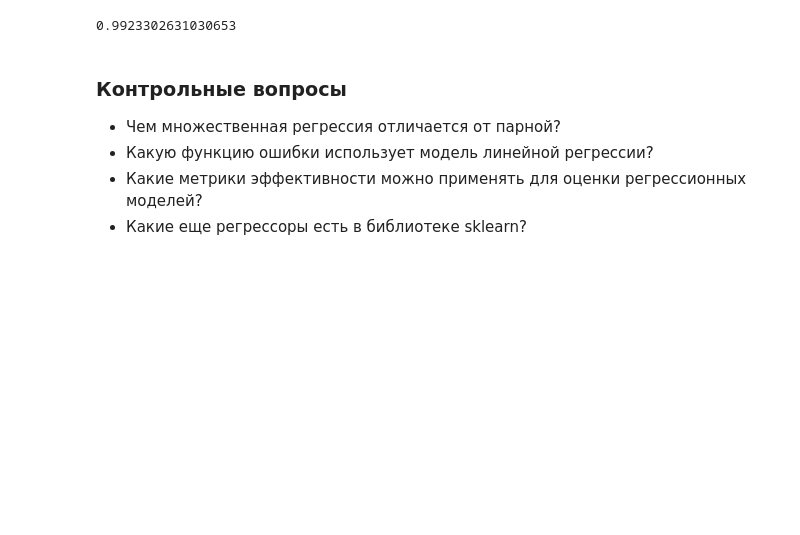
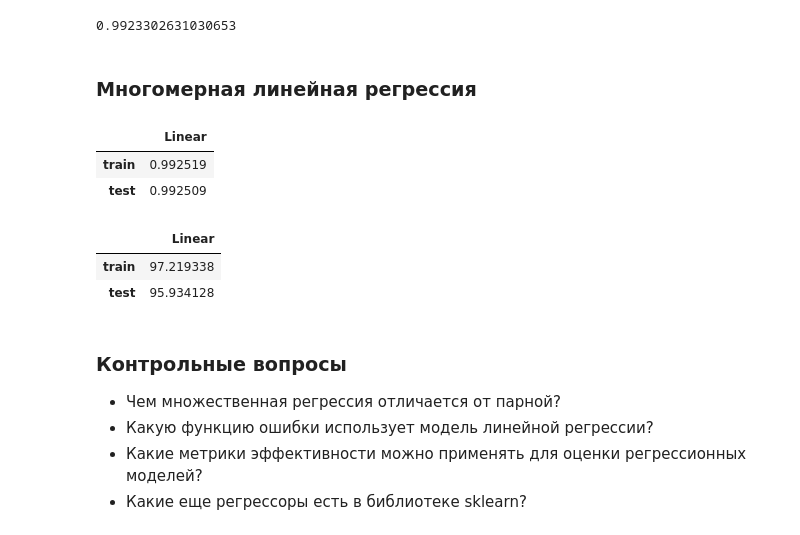
Before and after one commit to kiripcha/Financial-University-under-the-Government-of-the-Russian-Federation, a Jupyter notebook: ML/ML1.2_regression/ML1.2.ipynb, the cells around one changed output. Saved outputs shown, nothing was run; the diff lists cells and outputs as text; code cells hidden in the pictures; blank space fills up the shorter version.

```diff
--- a/ML/ML1.2_regression/ML1.2.ipynb
+++ b/ML/ML1.2_regression/ML1.2.ipynb
@@ -74,3 +74,5 @@ ValueError: matmul: Input operand 1 has a mismatch in its core dimension 0, with
 reg.score(X, Y)
 # %% [output]
 0.9923302631030653
+# %% [markdown]
+### Многомерная линейная регрессия
@@ -77,3 +90,23 @@ reg.score(X, Y)
+# %%
+x_train, x_test, y_train, y_test = train_test_split(x, y, train_size=0.8, random_state=42)
+# %%
+df = pd.DataFrame([[calculation_predictions(x_train, y_train, True)],
+                   [calculation_predictions(x_test, y_test, True)]],
+                   columns = ['Linear'], index=['train', 'test'])
+df
+# %% [output]
+|  | Linear |
+| train | 0.992519 |
+| test | 0.992509 |
+# %%
+df = pd.DataFrame([[calculation_predictions(x_train, y_train, False)],
+                   [calculation_predictions(x_test, y_test, False)]],
+                   columns = ['Linear'], index=['train', 'test'])
+df
+# %% [output]
+|  | Linear |
+| train | 97.219338 |
+| test | 95.934128 |
 # %% [markdown]
 ### Контрольные вопросы
 - Чем множественная регрессия отличается от парной?
```
Also changed, not shown: parts of 9 cells of this notebook.
